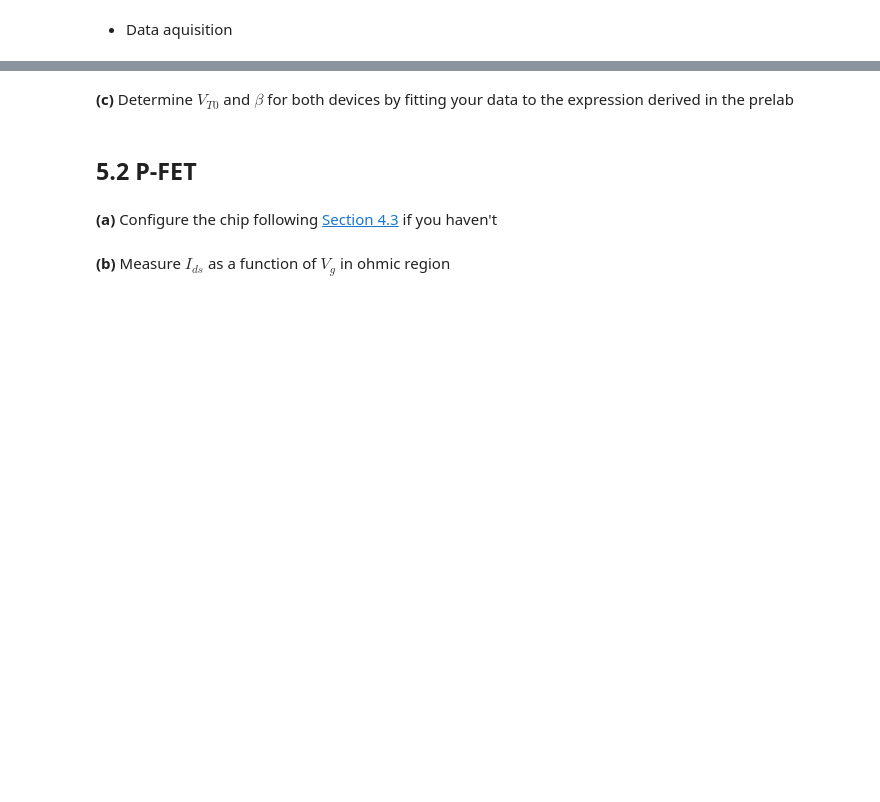
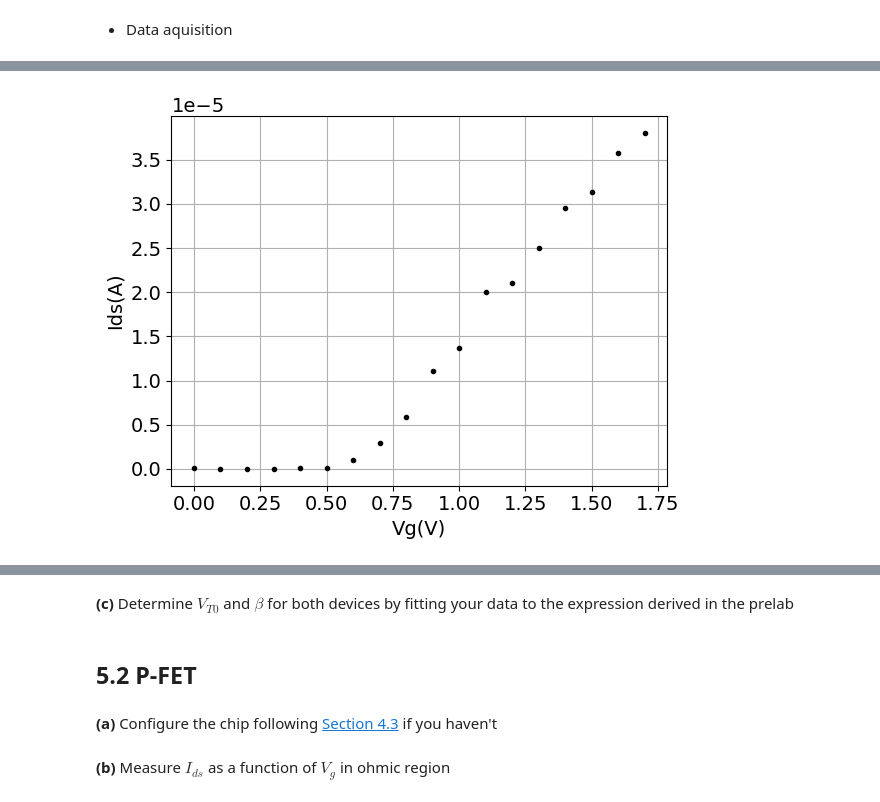
Before and after one commit to daggermaster3000/NE1, a Jupyter notebook: TP3/2022_Lab3_AboveThr_GroupNumber_FirstName_LastName.ipynb, the cells around one changed output, grey strips where cells are left out. Cells and saved outputs as stored; diff of their text form; code cells hidden in the pictures; blank space fills up the shorter version.

```diff
--- a/TP3/2022_Lab3_AboveThr_GroupNumber_FirstName_LastName.ipynb
+++ b/TP3/2022_Lab3_AboveThr_GroupNumber_FirstName_LastName.ipynb
@@ -424,16 +497,14 @@ for ... :
 # np.savetxt('./data/Lab2_data_nFETVgIds.csv', Lab2_data_nFETVgIds_Omic, delimiter=',')
 # %%
 # Load data you saved and plot, to check if the data is saved correctly or not
-
-
-
-# example :
-# Vgn_save, Isn_save = np.loadtxt('./data/Lab2_data_nFETVgIds.csv',delimiter=",")
-#plt.rcParams.update({'font.size': 14})
-#plt.plot(Vgn_save, Isn_save, '.k')
-#plt.xlabel('Vg(V)')
-#plt.ylabel('Ids(A)')
-#plt.grid()
-#plt.show()
+Vgn_save, Isn_save = np.loadtxt('Lab2_data_nFETVgIds.csv',delimiter=",")
+plt.rcParams.update({'font.size': 14})
+plt.plot(Vgn_save, Isn_save, '.k')
+plt.xlabel('Vg(V)')
+plt.ylabel('Ids(A)')
+plt.grid()
+plt.show()
+# %% [output]
+[figure, added]
 # %%
 # extract the valid range
```
Also changed, not shown: parts of 65 cells of this notebook, 21 other files.
